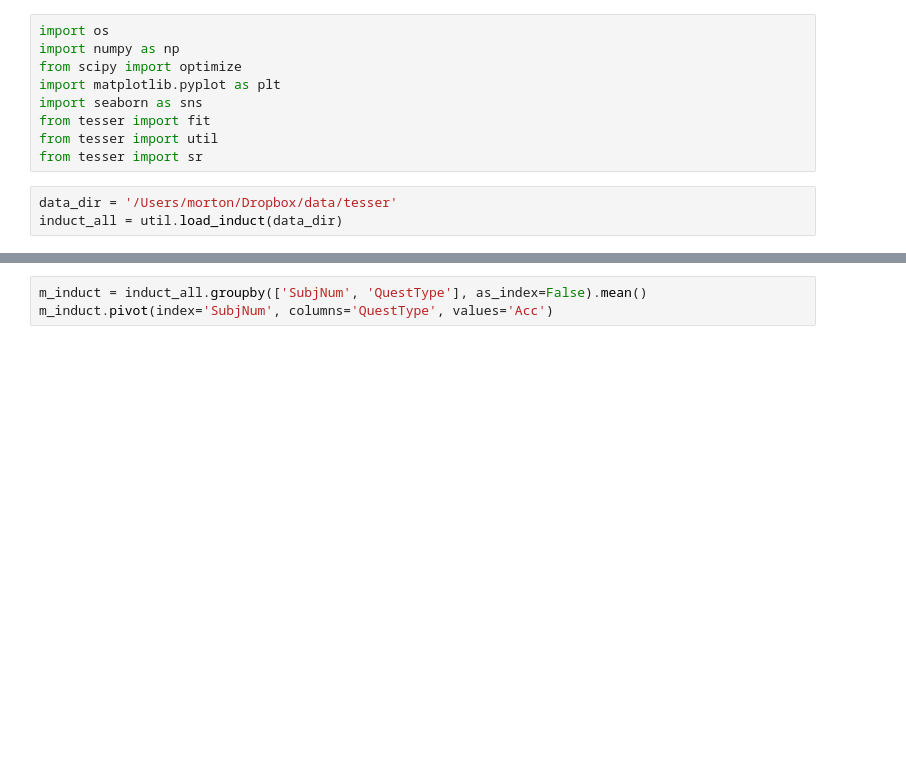
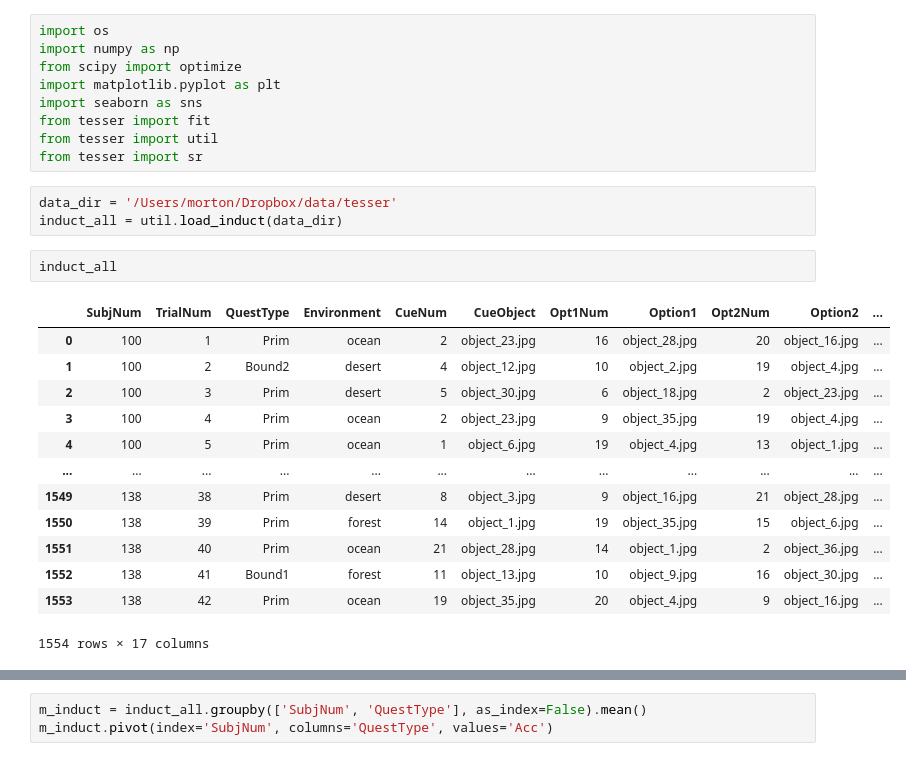
Before and after one commit to prestonlab/tesser_successor, a Jupyter notebook: demo_fitting.ipynb, the cells around one changed output, grey strips where cells are left out. Saved outputs shown, nothing was run; the diff lists cells and outputs as text; blank space fills up the shorter version.

```diff
--- a/demo_fitting.ipynb
+++ b/demo_fitting.ipynb
@@ -10,3 +10,19 @@ from tesser import sr
 # %%
 data_dir = '/Users/morton/Dropbox/data/tesser'
 induct_all = util.load_induct(data_dir)
+# %%
+induct_all
+# %% [output]
+|  | SubjNum | TrialNum | QuestType | Environment | CueNum | CueObject | Opt1Num | Option1 | Opt2Num | Option2 | ... |
+| 0 | 100 | 1 | Prim | ocean | 2 | object_23.jpg | 16 | object_28.jpg | 20 | object_16.jpg | ... |
+| 1 | 100 | 2 | Bound2 | desert | 4 | object_12.jpg | 10 | object_2.jpg | 19 | object_4.jpg | ... |
+| 2 | 100 | 3 | Prim | desert | 5 | object_30.jpg | 6 | object_18.jpg | 2 | object_23.jpg | ... |
+| 3 | 100 | 4 | Prim | ocean | 2 | object_23.jpg | 9 | object_35.jpg | 19 | object_4.jpg | ... |
+| 4 | 100 | 5 | Prim | ocean | 1 | object_6.jpg | 19 | object_4.jpg | 13 | object_1.jpg | ... |
+| ... | ... | ... | ... | ... | ... | ... | ... | ... | ... | ... | ... |
+| 1549 | 138 | 38 | Prim | desert | 8 | object_3.jpg | 9 | object_16.jpg | 21 | object_28.jpg | ... |
+| 1550 | 138 | 39 | Prim | forest | 14 | object_1.jpg | 19 | object_35.jpg | 15 | object_6.jpg | ... |
+| 1551 | 138 | 40 | Prim | ocean | 21 | object_28.jpg | 14 | object_1.jpg | 2 | object_36.jpg | ... |
+| 1552 | 138 | 41 | Bound1 | forest | 11 | object_13.jpg | 10 | object_9.jpg | 16 | object_30.jpg | ... |
+| 1553 | 138 | 42 | Prim | ocean | 19 | object_35.jpg | 20 | object_4.jpg | 9 | object_16.jpg | ... |
+1554 rows × 17 columns
```
Also changed, not shown: parts of 5 cells of this notebook.
